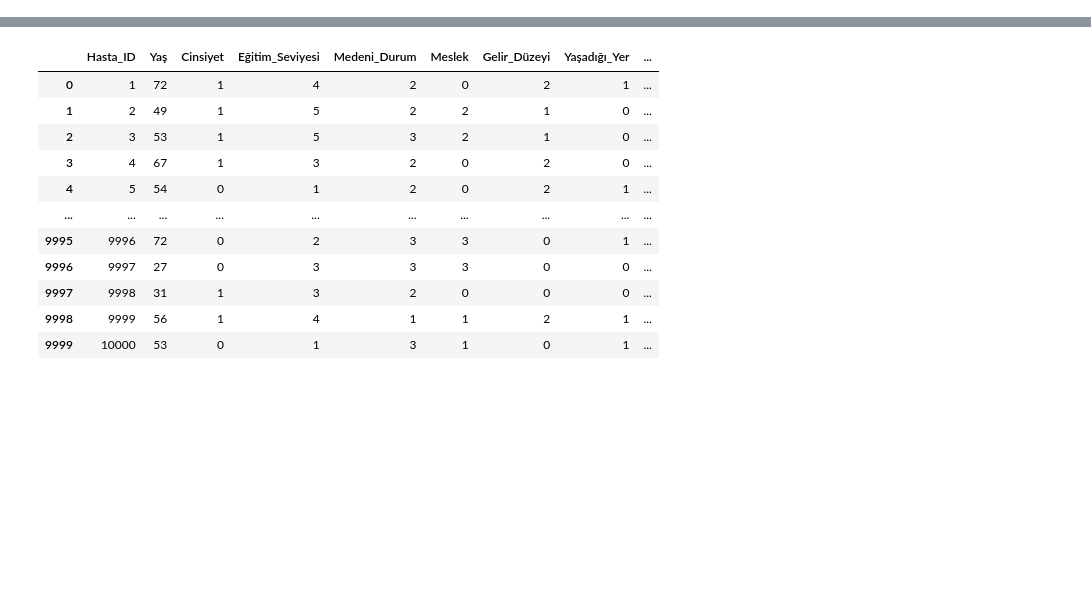
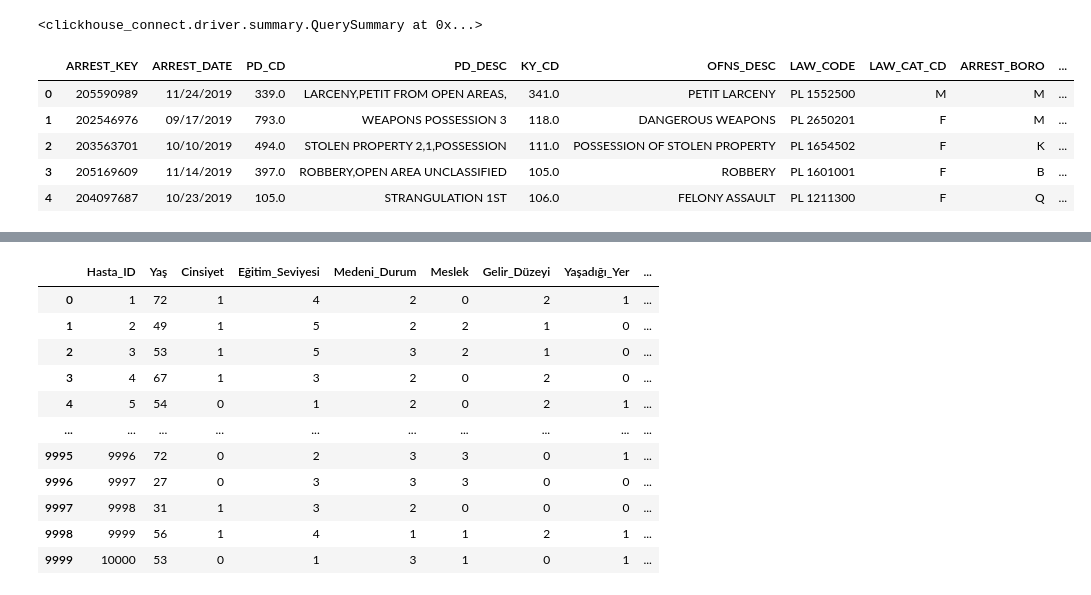
Before and after one commit to ElizabethSeth/ml_practice, a Jupyter notebook: test.ipynb, the cells around one changed output, grey strips where cells are left out. Cells and saved outputs as stored; diff of their text form; code cells hidden in the pictures; blank space fills up the shorter version.

```diff
--- a/test.ipynb
+++ b/test.ipynb
@@ -41,0 +153,4 @@ from sklearn.metrics import (
+# %%
+client.insert_df('crime_data.chicago_crimes', df)
+# %% [output]
+<clickhouse_connect.driver.summary.QuerySummary at 0x...>
@@ -41,0 +159,10 @@ from sklearn.metrics import (
+# %%
+df_another = pd.read_csv("../data/NYPD_Arrests_Data.csv")
+df_another.head()
+# %% [output]
+|  | ARREST_KEY | ARREST_DATE | PD_CD | PD_DESC | KY_CD | OFNS_DESC | LAW_CODE | LAW_CAT_CD | ARREST_BORO | ... |
+| 0 | 205590989 | 11/24/2019 | 339.0 | LARCENY,PETIT FROM OPEN AREAS, | 341.0 | PETIT LARCENY | PL 1552500 | M | M | ... |
+| 1 | 202546976 | 09/17/2019 | 793.0 | WEAPONS POSSESSION 3 | 118.0 | DANGEROUS WEAPONS | PL 2650201 | F | M | ... |
+| 2 | 203563701 | 10/10/2019 | 494.0 | STOLEN PROPERTY 2,1,POSSESSION | 111.0 | POSSESSION OF STOLEN PROPERTY | PL 1654502 | F | K | ... |
+| 3 | 205169609 | 11/14/2019 | 397.0 | ROBBERY,OPEN AREA UNCLASSIFIED | 105.0 | ROBBERY | PL 1601001 | F | B | ... |
+| 4 | 204097687 | 10/23/2019 | 105.0 | STRANGULATION 1ST | 106.0 | FELONY ASSAULT | PL 1211300 | F | Q | ... |
```
Also changed, not shown: parts of 15 cells of this notebook, 3 other files.
